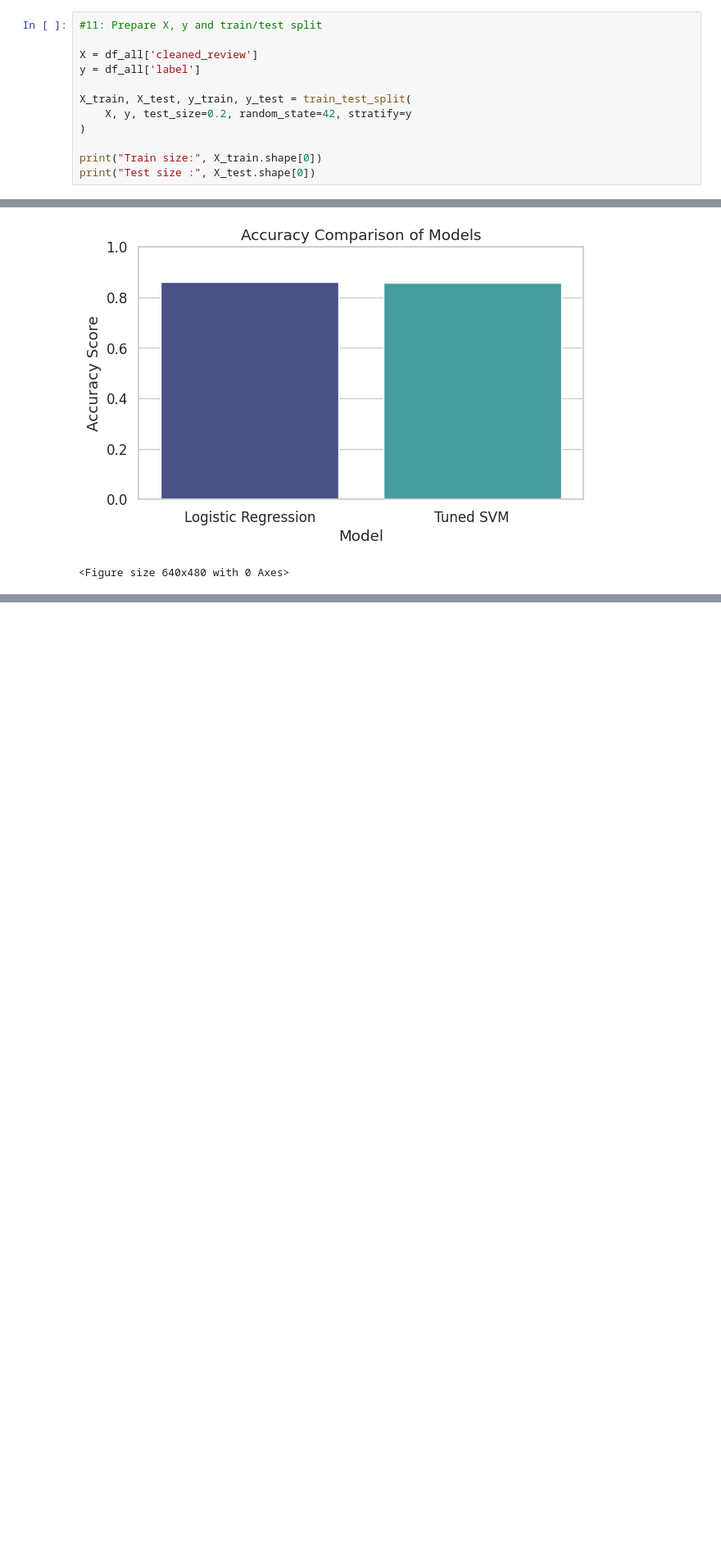
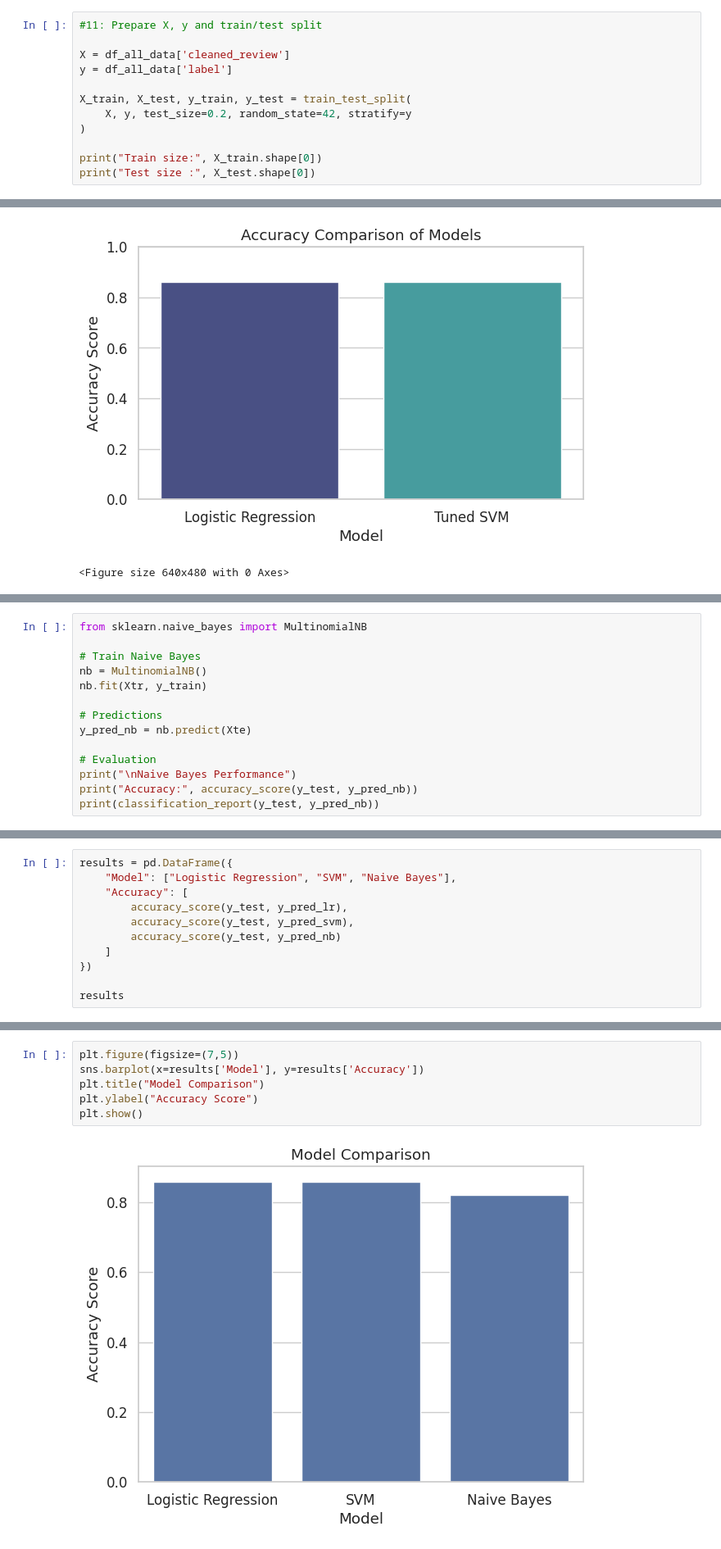
Before and after one commit to maratisiri/ASSIGNMENT, a Jupyter notebook: flipkart_product_fake_review_sentimental_analysis.ipynb, the cells around one changed output, grey strips where cells are left out. Shown at 82% size. Drawn from its saved outputs; the diff is of its cells as text; blank space fills up the shorter version.

```diff
--- a/flipkart_product_fake_review_sentimental_analysis.ipynb
+++ b/flipkart_product_fake_review_sentimental_analysis.ipynb
@@ -387,8 +388,8 @@ Passing `palette` without assigning `hue` is deprecated and will be removed in v
 # %%
 #11: Prepare X, y and train/test split
 
-X = df_all['cleaned_review']
-y = df_all['label']
+X = df_all_data['cleaned_review']
+y = df_all_data['label']
 
 X_train, X_test, y_train, y_test = train_test_split(
     X, y, test_size=0.2, random_state=42, stratify=y
@@ -571,0 +576,14 @@ Passing `palette` without assigning `hue` is deprecated and will be removed in v
+# %%
+from sklearn.naive_bayes import MultinomialNB
+
+# Train Naive Bayes
+nb = MultinomialNB()
+nb.fit(Xtr, y_train)
+
+# Predictions
+y_pred_nb = nb.predict(Xte)
+
+# Evaluation
+print("\nNaive Bayes Performance")
+print("Accuracy:", accuracy_score(y_test, y_pred_nb))
+print(classification_report(y_test, y_pred_nb))
@@ -571,0 +604,11 @@ Passing `palette` without assigning `hue` is deprecated and will be removed in v
+# %%
+results = pd.DataFrame({
+    "Model": ["Logistic Regression", "SVM", "Naive Bayes"],
+    "Accuracy": [
+        accuracy_score(y_test, y_pred_lr),
+        accuracy_score(y_test, y_pred_svm),
+        accuracy_score(y_test, y_pred_nb)
+    ]
+})
+
+results
@@ -571,0 +620,8 @@ Passing `palette` without assigning `hue` is deprecated and will be removed in v
+# %%
+plt.figure(figsize=(7,5))
+sns.barplot(x=results['Model'], y=results['Accuracy'])
+plt.title("Model Comparison")
+plt.ylabel("Accuracy Score")
+plt.show()
+# %% [output]
+[figure, added]
```
Also changed, not shown: parts of 27 cells of this notebook.
